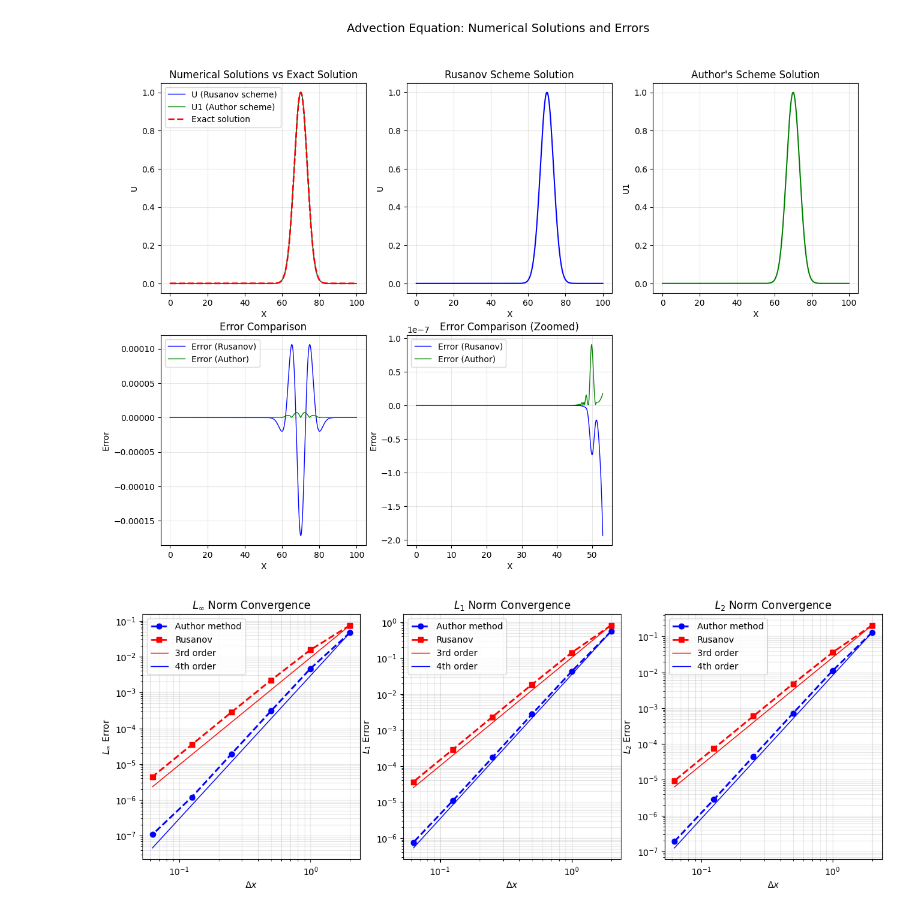
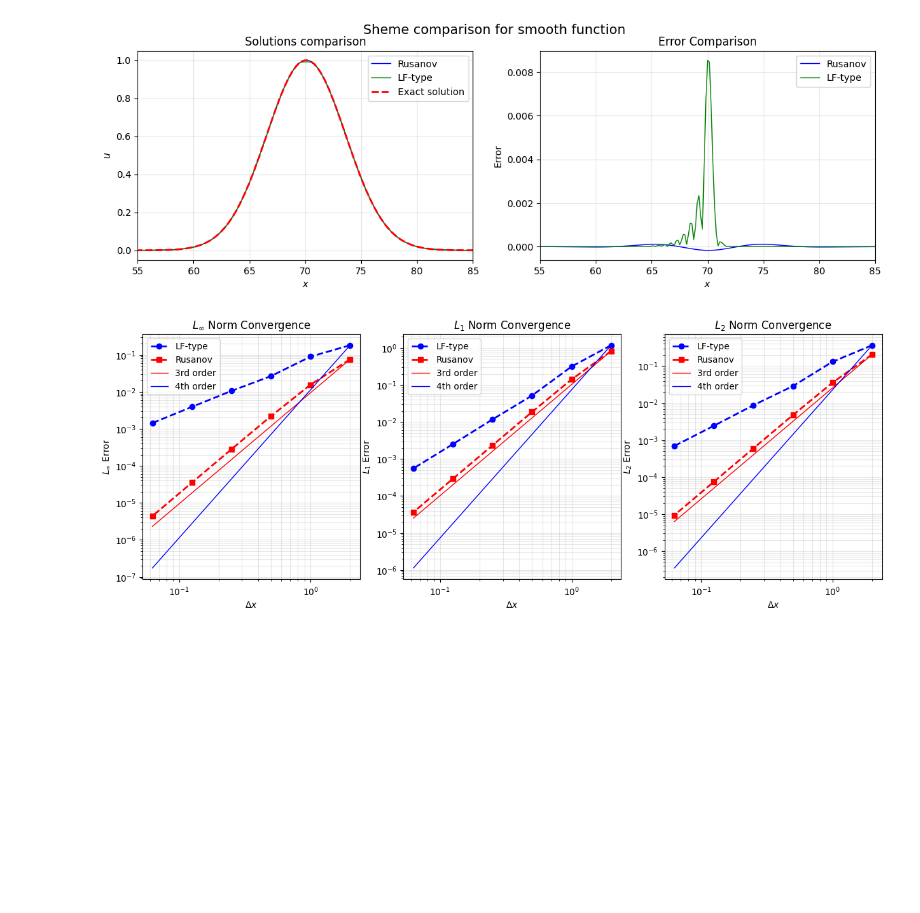
Before and after one commit to ukolov-ivan/mipt-vkr, a Jupyter notebook: src/advect.ipynb, the cells around one changed output. Cells and saved outputs as stored; diff of their text form; code cells hidden in the pictures; blank space fills up the shorter version.

```diff
--- a/src/advect.ipynb
+++ b/src/advect.ipynb
@@ -147,7 +147,7 @@ def load_coefficients(filename: str = "mlf_coeffs.json"):
 
     def make_evaluator(expr_str: str):
         def evaluate(sigma: float, cfl: float, dx: float) -> float:
-            return eval(expr_str, {"sigma": sigma, "cfl": cfl, "np": np, "dx": dx})
+            return eval(expr_str, {"sigma": sigma, "nu": cfl, "np": np, "dx": dx})
         return evaluate
 
     return [make_evaluator(expr) for expr in exprs]
@@ -257,64 +255,34 @@ dx = L / (N - 1.0)
 error_rusanov = u_rusanov - u_exact
 error = np.abs(u - u_exact)
 # %%
+plt.figure(figsize=(14, 4))
 
-# Create a figure with multiple subplots
-plt.figure(figsize=(15, 10))
-
-# Plot 1: Numerical solutions and exact solution
-plt.subplot(2, 3, 1)
-plt.plot(grid, u_rusanov, 'b-', linewidth=1, label='U (Rusanov scheme)')
-plt.plot(grid, u, 'g-', linewidth=1, label='U1 (Author scheme)')
+plt.subplot(1, 2, 1)
+plt.plot(grid, u_rusanov, 'b-', linewidth=1, label='Rusanov')
+plt.plot(grid, u, 'g-', linewidth=1, label='LF-type')
 plt.plot(grid, u_exact, 'r--', linewidth=2, label='Exact solution')
-plt.xlabel('X')
-plt.ylabel('U')
-plt.title('Numerical Solutions vs Exact Solution')
+plt.xlim(55, 85)
+plt.xlabel('$x$')
+plt.ylabel('$u$')
+plt.title('Solutions comparison')
 plt.legend()
 plt.grid(True, alpha=0.3)
 
-# Plot 2: Rusanov scheme solution
-plt.subplot(2, 3, 2)
-plt.plot(grid, u_rusanov, 'b-', linewidth=1.5)
-plt.xlabel('X')
-plt.ylabel('U')
-plt.title('Rusanov Scheme Solution')
-plt.grid(True, alpha=0.3)
-
-# Plot 3: Author's scheme solution
-plt.subplot(2, 3, 3)
-plt.plot(grid, u, 'g-', linewidth=1.5)
-plt.xlabel('X')
-plt.ylabel('U1')
-plt.title("Author's Scheme Solution")
-plt.grid(True, alpha=0.3)
-
-# Plot 4: Error comparison
-plt.subplot(2, 3, 4)
-plt.plot(grid, error_rusanov, 'b-', linewidth=1, label='Error (Rusanov)')
-plt.plot(grid, error, 'g-', linewidth=1, label='Error (Author)')
-plt.xlabel('X')
+plt.subplot(1, 2, 2)
+plt.plot(grid, error_rusanov, 'b-', linewidth=1, label='Rusanov')
+plt.plot(grid, error, 'g-', linewidth=1, label='LF-type')
+plt.xlabel('$x$')
+plt.xlim(55, 85)
 plt.ylabel('Error')
 plt.title('Error Comparison')
 plt.legend()
 plt.grid(True, alpha=0.3)
 
-# Plot 5: Zoomed error comparison (first 100 points)
-plt.subplot(2, 3, 5)
-n_el = int(advection * max_time / dx) + 20
-plt.plot(grid[:n_el], error_rusanov[:n_el], 'b-', linewidth=1, label='Error (Rusanov)')
-plt.plot(grid[:n_el], error[:n_el], 'g-', linewidth=1, label='Error (Author)')
-plt.xlabel('X')
-plt.ylabel('Error')
-plt.title('Error Comparison (Zoomed)')
-plt.legend()
-plt.grid(True, alpha=0.3)
-
-plt.suptitle(f'Advection Equation: Numerical Solutions and Errors', fontsize=14)
-# plt.tight_layout()
+plt.suptitle(f'Sheme comparison for smooth function', fontsize=14)
 
 plt.show()
 # %% [output]
-[figure, old version]
+[figure, new version]
 # %%
 N_values = [51, 101, 201, 401, 801, 1601]
 
@@ -363,7 +331,7 @@ errors_rusanov_all = [errors_rusanov_Linf, errors_rusanov_L1, errors_rusanov_L2]
 
 for ax, name, err_m, err_r in zip(axes, norm_names, errors_method_all, errors_rusanov_all):
     ax: Axes
-    ax.loglog(dxs, err_m, 'bo--', label='Author method', linewidth=2)
+    ax.loglog(dxs, err_m, 'bo--', label='LF-type', linewidth=2)
     ax.loglog(dxs, err_r, 'rs--', label='Rusanov', linewidth=2)
 
     # Reference slopes
@@ -383,4 +351,4 @@ for ax, name, err_m, err_r in zip(axes, norm_names, errors_method_all, errors_ru
 
 plt.show()
 # %% [output]
-[figure, old version]
+[figure, new version]
```
Also changed, not shown: parts of 4 cells of this notebook.
